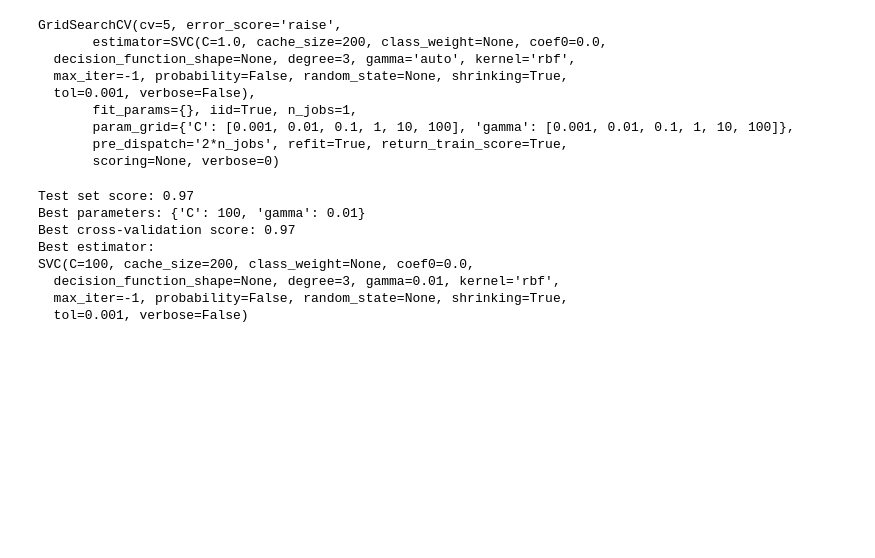
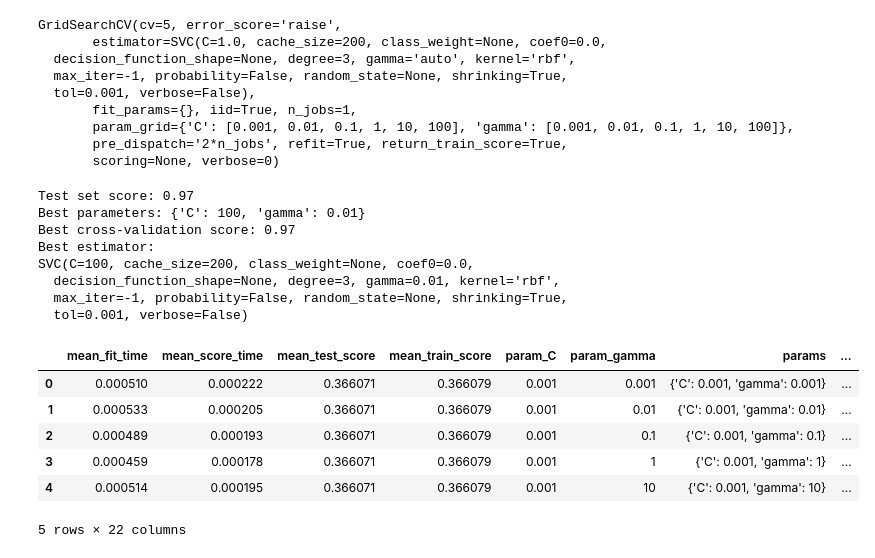
Before and after one commit to cgosmeyer/learning_machinelearning, a Jupyter notebook: ch5.ipynb, the cells around one changed output. Saved outputs shown, nothing was run; the diff lists cells and outputs as text; code cells hidden in the pictures; blank space fills up the shorter version.

```diff
--- a/ch5.ipynb
+++ b/ch5.ipynb
@@ -173,3 +173,17 @@ SVC(C=100, cache_size=200, class_weight=None, coef0=0.0,
   decision_function_shape=None, degree=3, gamma=0.01, kernel='rbf',
   max_iter=-1, probability=False, random_state=None, shrinking=True,
   tol=0.001, verbose=False)
+# %%
+# Try visualizing grid search using pandas dataframe
+import pandas as pd
+# convert to DataFrame
+results = pd.DataFrame(grid_search.cv_results_) # show the first 5 rows
+display(results.head())
+# %% [output]
+|  | mean_fit_time | mean_score_time | mean_test_score | mean_train_score | param_C | param_gamma | params | ... |
+| 0 | 0.000510 | 0.000222 | 0.366071 | 0.366079 | 0.001 | 0.001 | {'C': 0.001, 'gamma': 0.001} | ... |
+| 1 | 0.000533 | 0.000205 | 0.366071 | 0.366079 | 0.001 | 0.01 | {'C': 0.001, 'gamma': 0.01} | ... |
+| 2 | 0.000489 | 0.000193 | 0.366071 | 0.366079 | 0.001 | 0.1 | {'C': 0.001, 'gamma': 0.1} | ... |
+| 3 | 0.000459 | 0.000178 | 0.366071 | 0.366079 | 0.001 | 1 | {'C': 0.001, 'gamma': 1} | ... |
+| 4 | 0.000514 | 0.000195 | 0.366071 | 0.366079 | 0.001 | 10 | {'C': 0.001, 'gamma': 10} | ... |
+5 rows × 22 columns
```
Also changed, not shown: parts of 4 cells of this notebook, 1 other file.
